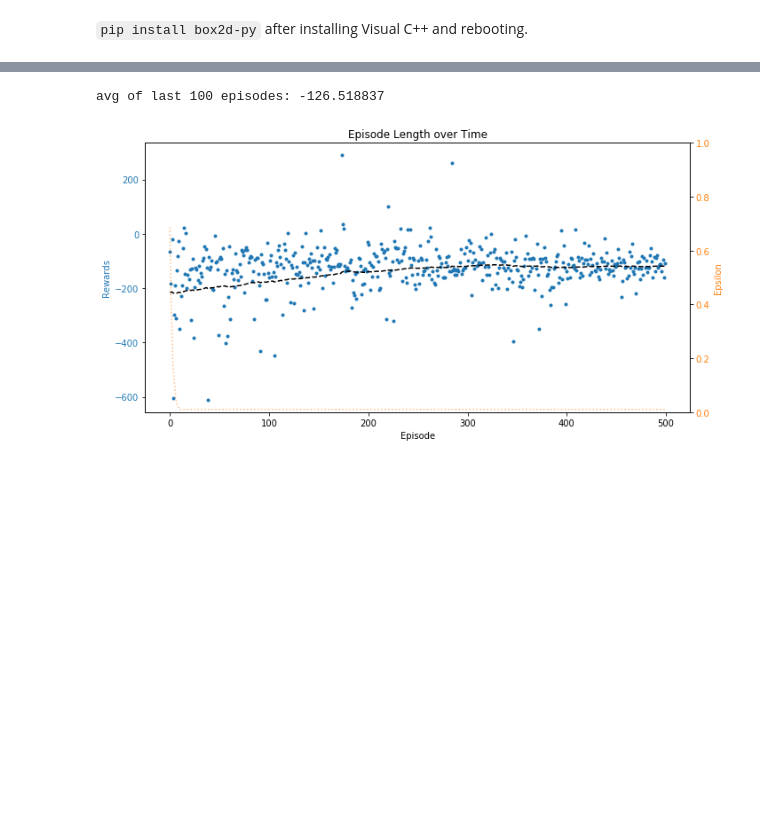
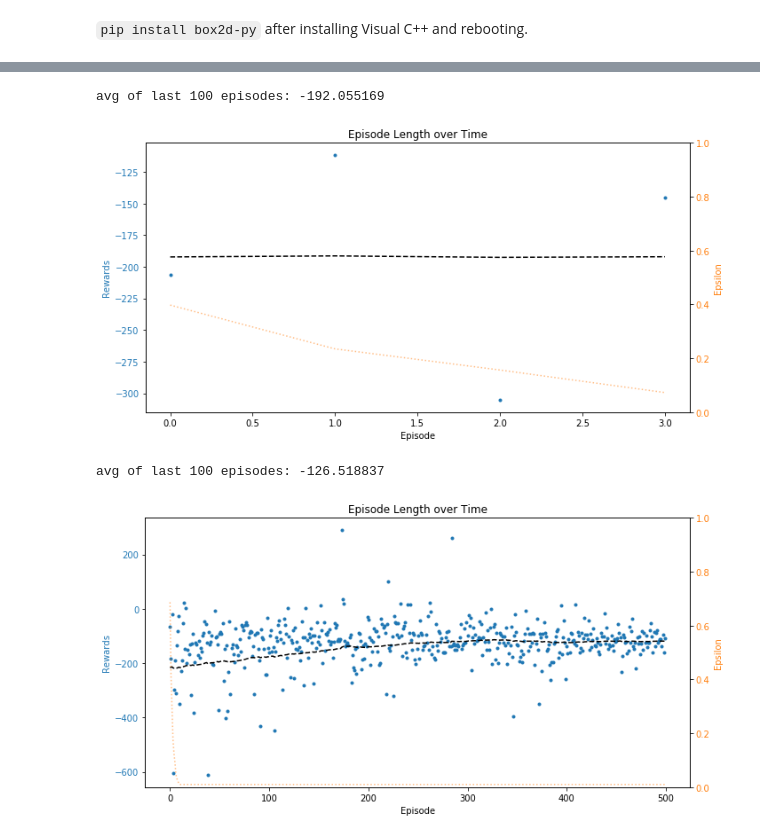
Before and after one commit to unoti/ai-gym-experiments, a Jupyter notebook: 7-Lunar Lander.ipynb, the cells around one changed output, grey strips where cells are left out. Cells and saved outputs as stored; diff of their text form; code cells hidden in the pictures; blank space fills up the shorter version.

Commit message:
implemented priority replay

```diff
--- a/7-Lunar Lander.ipynb
+++ b/7-Lunar Lander.ipynb
@@ -23,3 +23,9 @@ Using TensorFlow backend.
+# %%
+agent = deep_priority(env)
+agent.train(50, render=True)
+# %% [output]
+avg of last 100 episodes: -192.055169
+[figure, added]
 # %%
 agent = deep_rico(env)
 agent.train(500)
```
Also changed, not shown: parts of 4 cells of this notebook, 4 other files.
